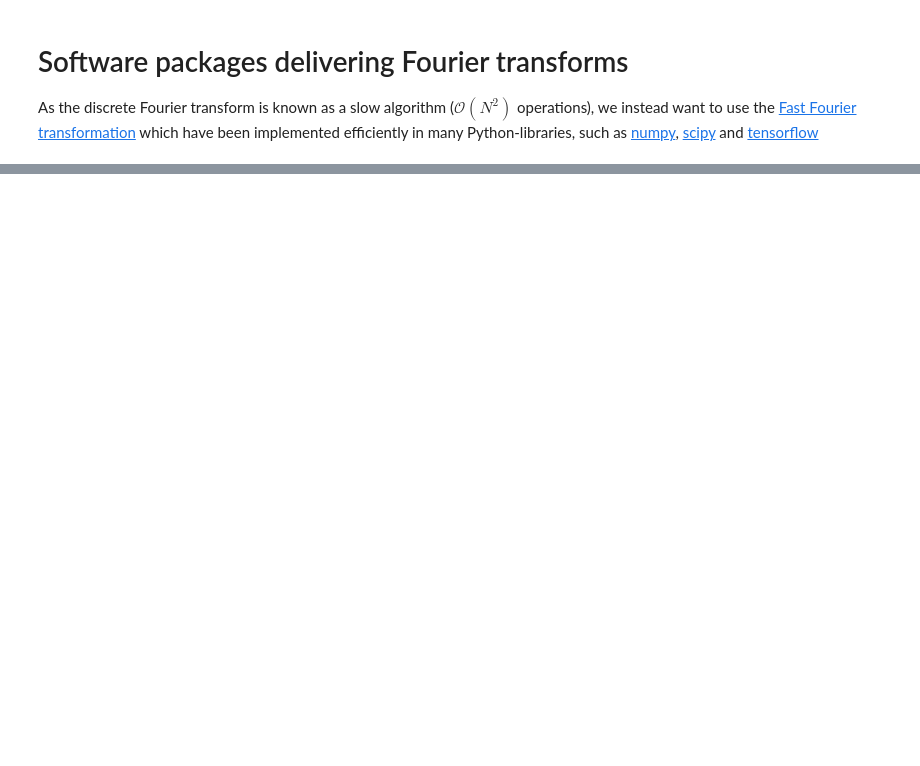
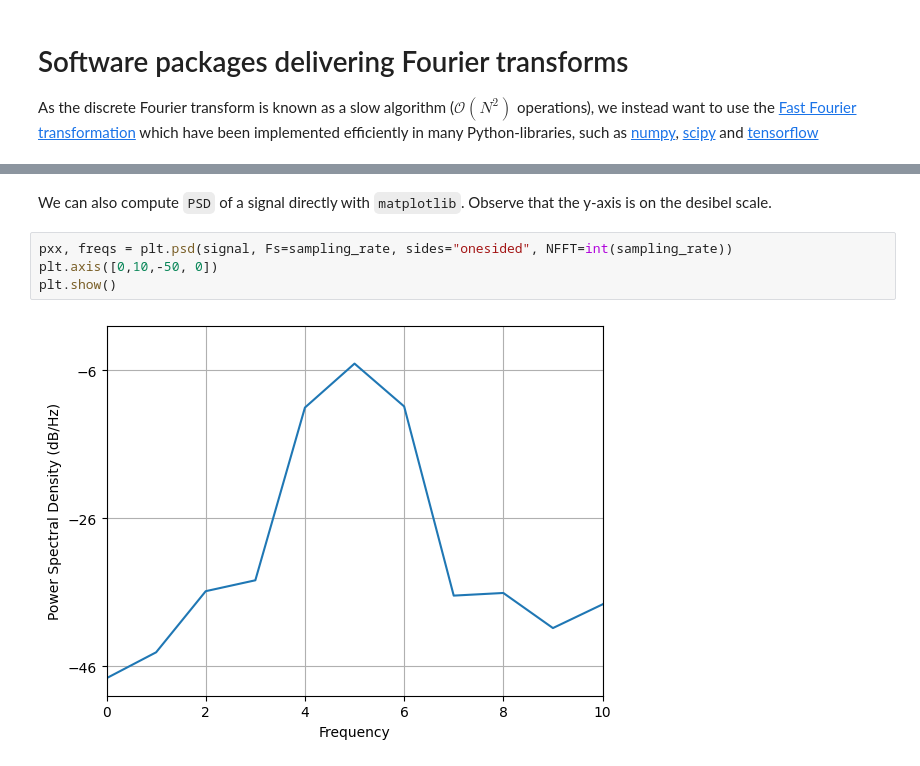
Before and after one commit to jorgensd/GearVibrationWorkshop, a Jupyter notebook: discrete_fourier_transform.ipynb, the cells around one changed output, grey strips where cells are left out. Saved outputs shown, nothing was run; the diff lists cells and outputs as text; blank space fills up the shorter version.

```diff
--- a/discrete_fourier_transform.ipynb
+++ b/discrete_fourier_transform.ipynb
@@ -226,0 +233,9 @@ plt.show()
+# %% [markdown]
+We can also compute `PSD` of a signal directly with `matplotlib`.
+Observe that the y-axis is on the desibel scale.
+# %%
+pxx, freqs = plt.psd(signal, Fs=sampling_rate, sides="onesided", NFFT=int(sampling_rate))
+plt.axis([0,10,-50, 0])
+plt.show()
+# %% [output]
+[figure, added]
```
Also changed, not shown: parts of 11 cells of this notebook.
